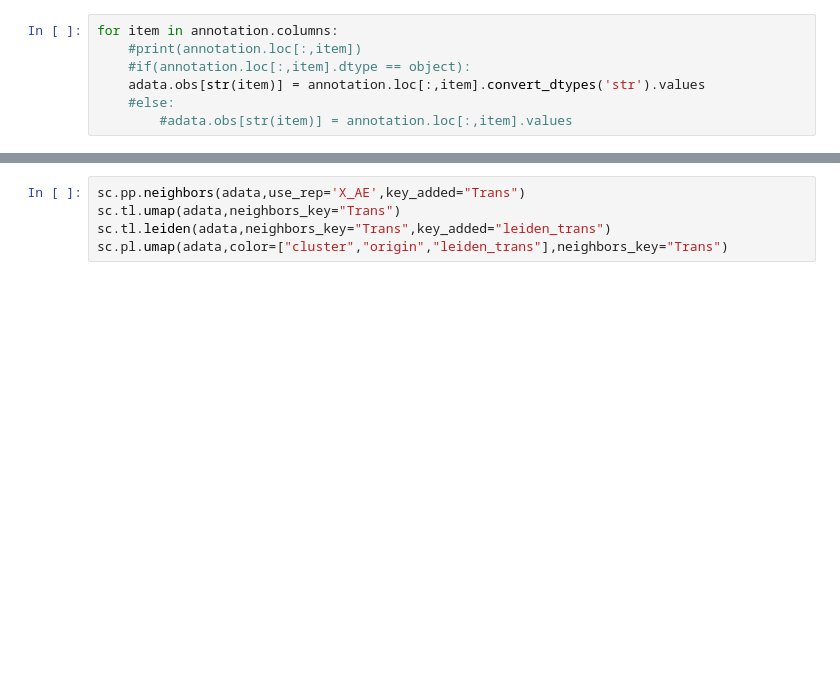
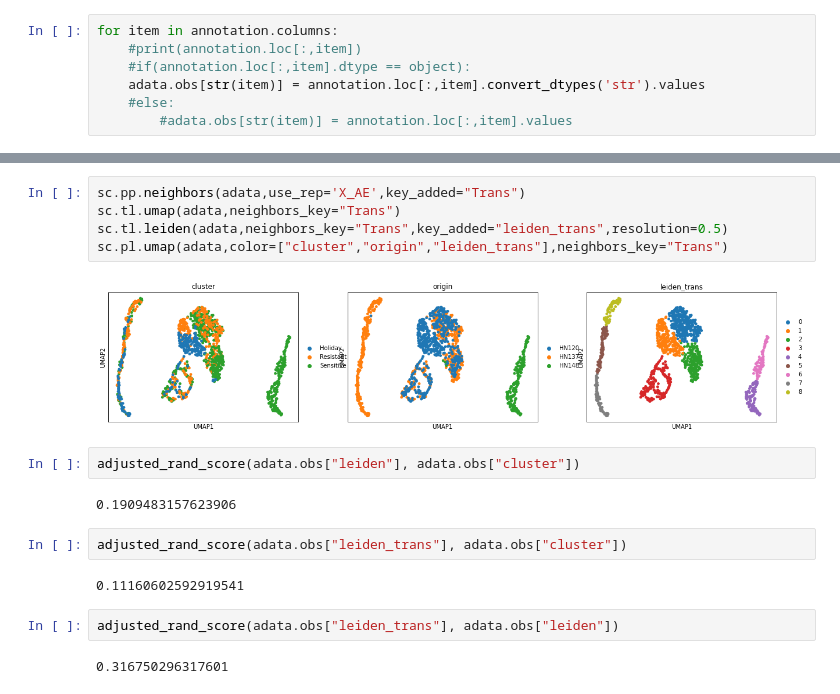
Before and after one commit to juychen/trainsource, a Jupyter notebook: AnalysisTrainedData.ipynb, the cells around one changed output, grey strips where cells are left out. Saved outputs shown, nothing was run; the diff lists cells and outputs as text; blank space fills up the shorter version.

```diff
--- a/AnalysisTrainedData.ipynb
+++ b/AnalysisTrainedData.ipynb
@@ -128,8 +151,22 @@ sc.pl.umap(adata,color=["cluster","origin","leiden"])
 # %%
 sc.pp.neighbors(adata,use_rep='X_AE',key_added="Trans")
 sc.tl.umap(adata,neighbors_key="Trans")
-sc.tl.leiden(adata,neighbors_key="Trans",key_added="leiden_trans")
+sc.tl.leiden(adata,neighbors_key="Trans",key_added="leiden_trans",resolution=0.5)
 sc.pl.umap(adata,color=["cluster","origin","leiden_trans"],neighbors_key="Trans")
+# %% [output]
+[figure, added]
+# %%
+adjusted_rand_score(adata.obs["leiden"], adata.obs["cluster"])
+# %% [output]
+0.1909483157623906
+# %%
+adjusted_rand_score(adata.obs["leiden_trans"], adata.obs["cluster"])
+# %% [output]
+0.11160602592919541
+# %%
+adjusted_rand_score(adata.obs["leiden_trans"], adata.obs["leiden"])
+# %% [output]
+0.316750296317601
 # %%
 adata
 # %% [output]
```
Also changed, not shown: parts of 4 cells of this notebook, 1 other file.
